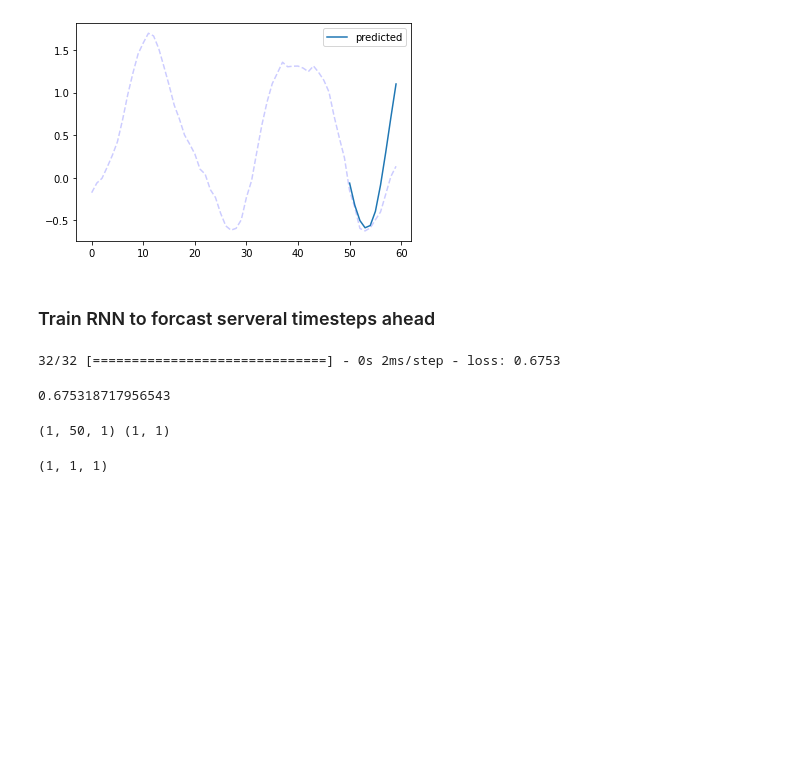
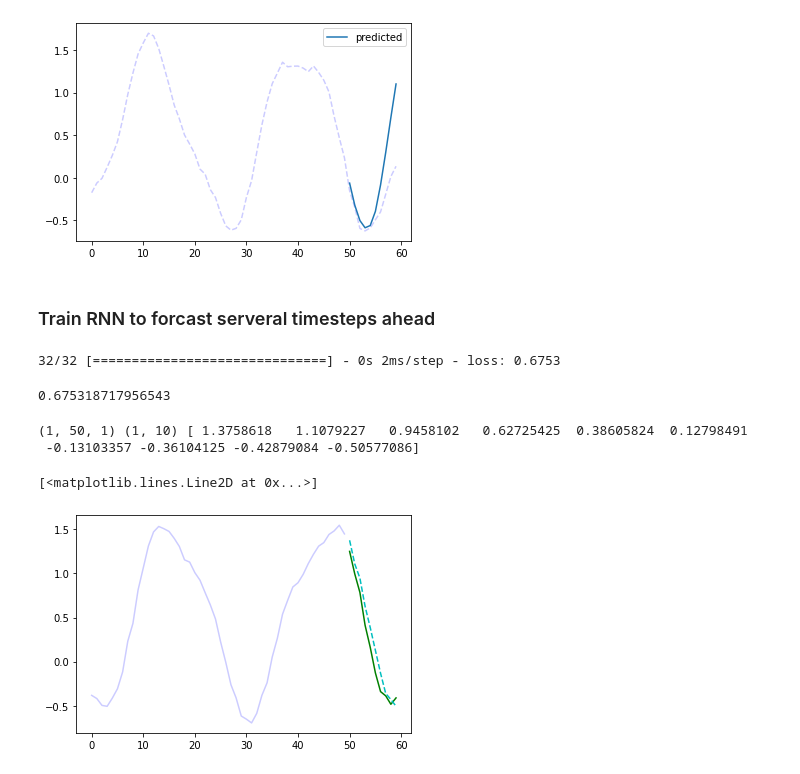
Before and after one commit to auslei/python, a Jupyter notebook: tensorflow/C1_Recurrent_neural_networks.ipynb, the cells around one changed output. Drawn from its saved outputs; the diff is of its cells as text; code cells hidden in the pictures; blank space fills up the shorter version.

```diff
--- a/tensorflow/C1_Recurrent_neural_networks.ipynb
+++ b/tensorflow/C1_Recurrent_neural_networks.ipynb
@@ -185,7 +183,7 @@ keras.backend.clear_session()
 series = generate_time_series(10000, n_steps + 10)
 X_train, y_train = series[:7000, :n_steps], series[:7000, -10:, 0]
 X_valid, y_valid = series[7000:9000, :n_steps], series[7000:9000, -10:, 0]
-X_test, y_test = series[9000:, :n_steps], series[9000:, -10, 0]
+X_test, y_test = series[9000:, :n_steps], series[9000:, -10:, 0]
 
 model4 = Sequential([
     SimpleRNN(20, return_sequences = True, input_shape = [None, 1]),
@@ -202,11 +200,15 @@ model4.evaluate(X_test, y_test)
 32/32 [==============================] - 0s 2ms/step - loss: 0.6753
 0.675318717956543
 # %%
-y_pred = model3.predict(X_new)
-print(X_new.shape, y_pred.shape)
+y_pred = model4.predict(X_test[:1])
+print(X_new.shape, y_pred.shape, y_pred.squeeze())
 # %% [output]
-(1, 50, 1) (1, 1)
+(1, 50, 1) (1, 10) [ 1.3758618   1.1079227   0.9458102   0.62725425  0.38605824  0.12798491
+ -0.13103357 -0.36104125 -0.42879084 -0.50577086]
-# %%
-y_pred[:, np.newaxis, :].shape
-# %% [output]
-(1, 1, 1)
+# %%
+plt.plot(np.arange(50), X_test[:1].squeeze(), c = 'b', alpha = 0.2)
+plt.plot(np.arange(60)[-10:], y_test[:1].squeeze(), c = 'g')
+plt.plot(np.arange(60)[-10:], y_pred.squeeze(), c = 'c', linestyle = '--')
+# %% [output]
+[<matplotlib.lines.Line2D at 0x...>]
+[figure, added]
```
Also changed, not shown: parts of 1 cell of this notebook.
